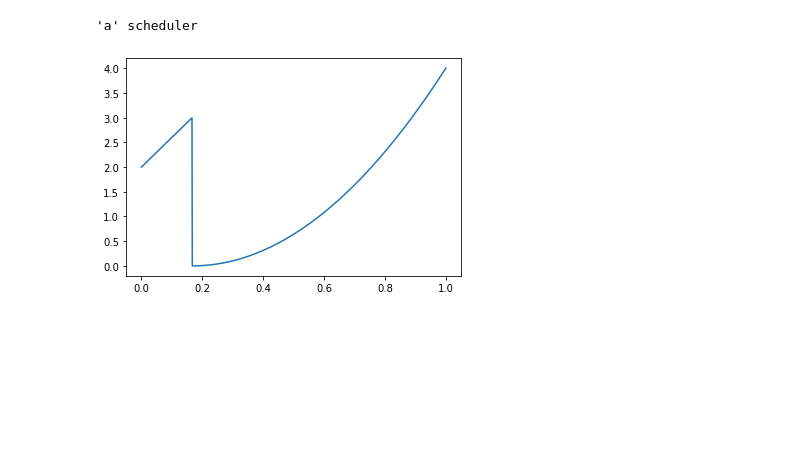
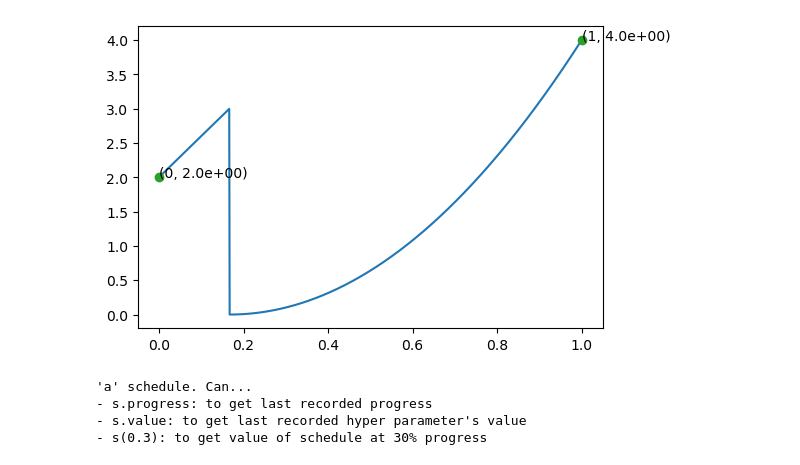
Before and after one commit to 157239n/k1lib, a Jupyter notebook: k1lib/schedule.ipynb, the cells around one changed output. Saved outputs shown, nothing was run; the diff lists cells and outputs as text; code cells hidden in the pictures; blank space fills up the shorter version.

```diff
--- a/k1lib/schedule.ipynb
+++ b/k1lib/schedule.ipynb
@@ -51,0 +44,43 @@ def plateau(low, high): return decay(high, low)
+# %%
+#export
+class Schedule:
+    def __init__(self, param:str, scheduleF:ScheduleF):
+        self.param = param; self.scheduleF = scheduleF; self.progress = None
+    def __call__(self, x:float): return self.scheduleF(x)
+    def startBatch(self, paramGroup:dict, progress:float):
+        paramGroup[self.param] = self.scheduleF(progress)
+        self.progress = progress
+    @property
+    def value(self): return self.scheduleF(self.progress)
+    def __repr__(self):
+        _plt.figure(dpi=100); c = dict(color="tab:green")
+        x = _np.linspace(0, 1, 1000); y = [self.scheduleF(x) for x in x]; _plt.plot(x, y)
+        y = self(0); _plt.plot(0, y, "o", **c); _plt.annotate("(0, {:.1e})".format(y), (0, y))
+        y = self(1); _plt.plot(1, y, "o", **c); _plt.annotate("(1, {:.1e})".format(y), (1, y))
+        if (x := self.progress) is not None:
+            blur = not (x in _k1lib.Range(0.1, 0.9))
+            y = self(x); _plt.plot(x, y, "o", **c, alpha=(0.5 if blur else 1))
+            if not blur: _plt.annotate("({:.1e}, {:.1e})".format(x, y), (x, y))
+        _plt.show()
+        return f"""'{self.param}' schedule. Can...
+- s.progress: to get last recorded progress
+- s.value: to get last recorded hyper parameter's value
+- s(0.3): to get value of schedule at 30% progress"""
+    @staticmethod
+    def linear(param:str, low:float, high:float) -> _Callable[[float], float]:
+        """Sharply goes from low to high"""
+        return Schedule(param, linear(low, high))
+    @staticmethod
+    def cosine(param:str, low:float, high:float) -> _Callable[[float], float]:
+        """Smoothly goes from low to high"""
+        return Schedule(param, cosine(low, high))
+    @staticmethod
+    def oneCycle(param:str, low:float, high:float, upPortion:float=0.3) -> _Callable[[float], float]:
+        """Goes from middle-low (0.8*low + 0.2*high) to high to low
+
+:param upPortion: the percent of portion that goes up"""
+        return Schedule(param, combine([cosine(0.8 * low + 0.2 * high, high), cosine(high, low)], [upPortion, 1-upPortion]))
+    @staticmethod
+    def decay(param:str, low:float, high:float) -> _Callable[[float], float]:
+        """Rises/drops quickly, then rate of change gets smaller and smaller"""
+        return Schedule(param, decay(low, high))
@@ -72,6 +182,9 @@ Finished processing dependencies for k1lib==0.1.0
 # %%
-ParamScheduler("a", combine([lambda x: x+2, lambda x: (x*2)**2], [2, 10])) # vanilla
+Schedule("a", combine([lambda x: x+2, lambda x: (x*2)**2], [2, 10])) # vanilla
 # %% [output]
+[figure, new version]
-'a' scheduler
+'a' schedule. Can...
+- s.progress: to get last recorded progress
+- s.value: to get last recorded hyper parameter's value
+- s(0.3): to get value of schedule at 30% progress
-[figure, old version]
 # %%
```
Also changed, not shown: parts of 13 cells of this notebook, 35 other files.
